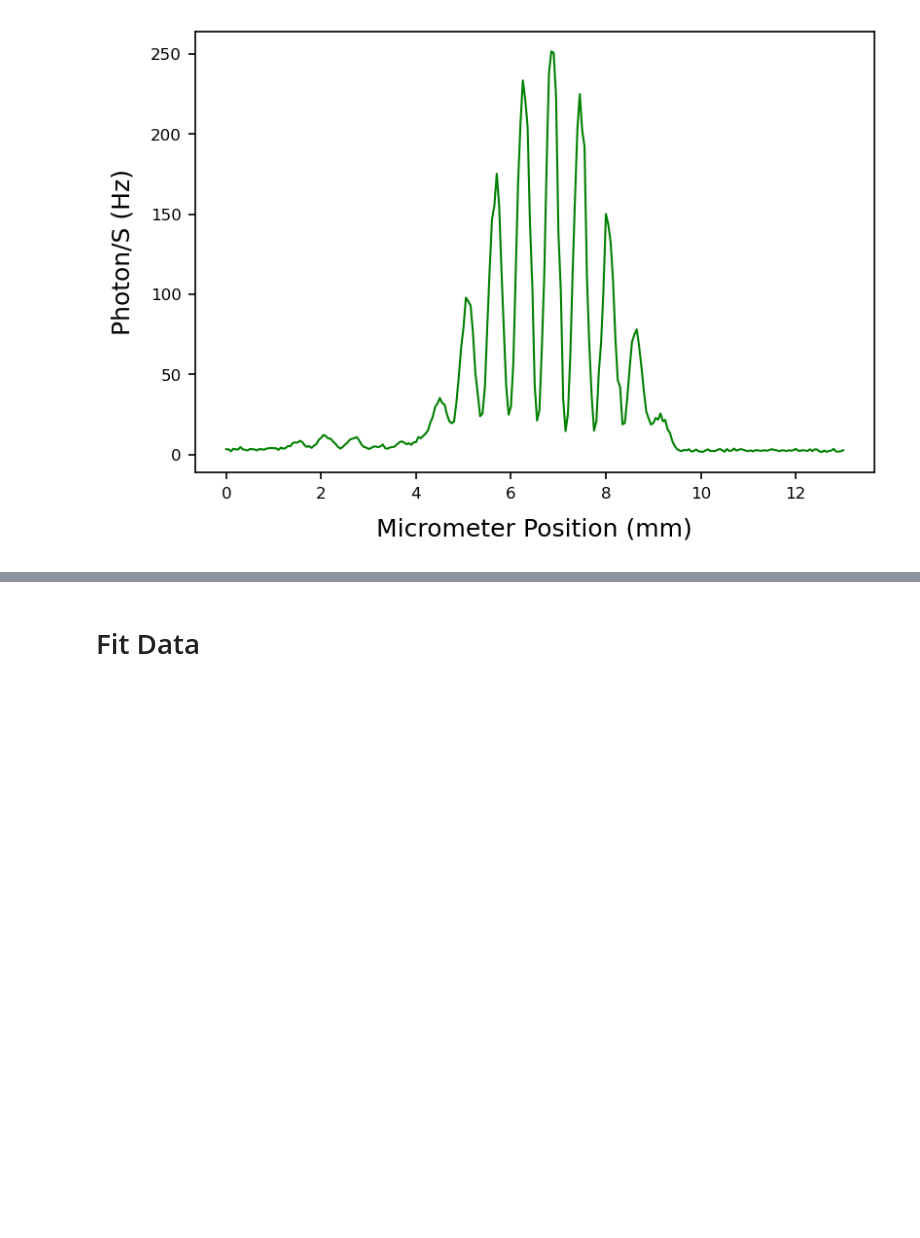
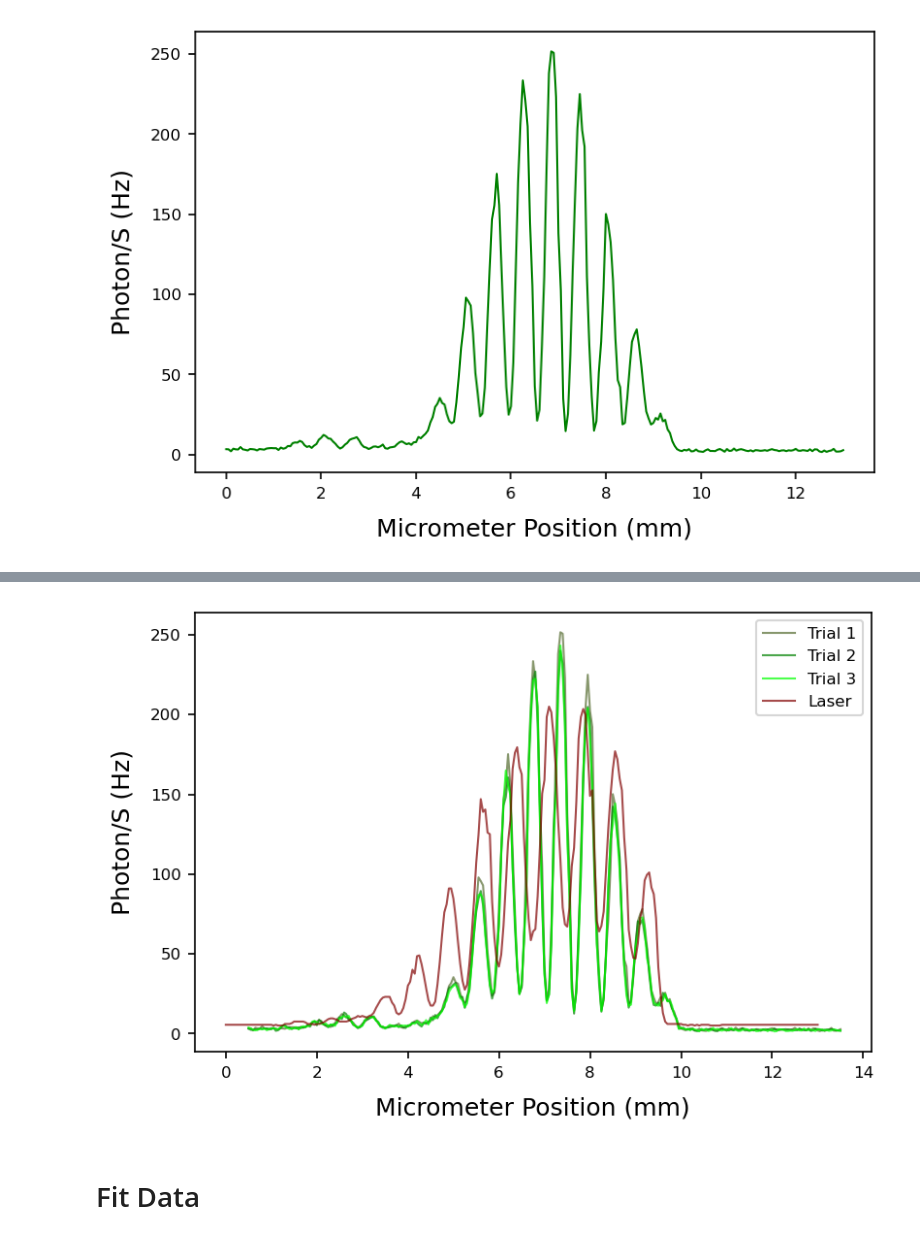
Before and after one commit to parallax-xallaraq/PHSX616, a Jupyter notebook: Lab1 - Two Slit Interference/Code/dataAnalysis1.ipynb, the cells around one changed output, grey strips where cells are left out. Cells and saved outputs as stored; diff of their text form; code cells hidden in the pictures; blank space fills up the shorter version.

```diff
--- a/Lab1 - Two Slit Interference/Code/dataAnalysis1.ipynb
+++ b/Lab1 - Two Slit Interference/Code/dataAnalysis1.ipynb
@@ -111,2 +190,31 @@ PlotXY(
+# %%
+PlotMultiXY(
+    x = [
+            tables['Bulb 2s t1']['Micrometer Position (mm)']+0.5, # shift right to align with other lines
+            tables['Bulb 2s t2']['Micrometer Position (mm)'],
+            tables['Bulb 2s t3']['Micrometer Position (mm)'],
+            tables['Laser 2s']['Micrometer Position (mm)'],
+        ],
+    y = [
+            tables['Bulb 2s t1']['Photon/S (Hz)'],
+            tables['Bulb 2s t2']['Photon/S (Hz)'],
+            tables['Bulb 2s t3']['Photon/S (Hz)'],
+                        tables['Laser 2s']['Voltage (V)'] * 500
+        ],
+    xlab = 'Micrometer Position (mm)',
+    ylab = 'Photon/S (Hz)',
+    color = [
+                'darkolivegreen',
+                'green',
+                'lime',
+                colors['Laser'],
+            ],
+    legend = [
+        'Trial 1', 'Trial 2', 'Trial 3', 'Laser'
+    ],
+    fileName = 'Lasers2_Bulb2st123.png'
+)
+# %% [output]
+[figure, added]
 # %% [markdown]
 # Fit Data
```
Also changed, not shown: parts of 8 cells of this notebook, 2 other files.
